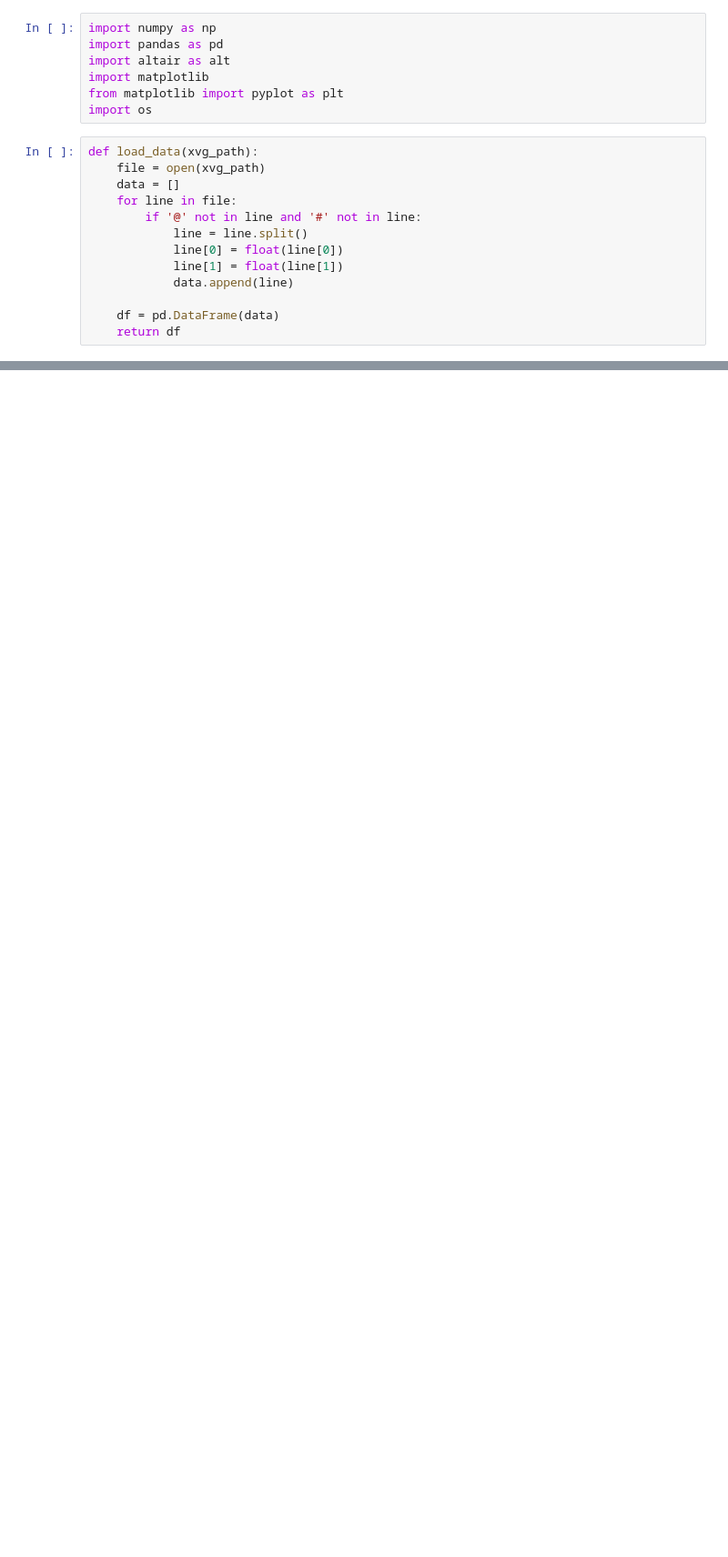
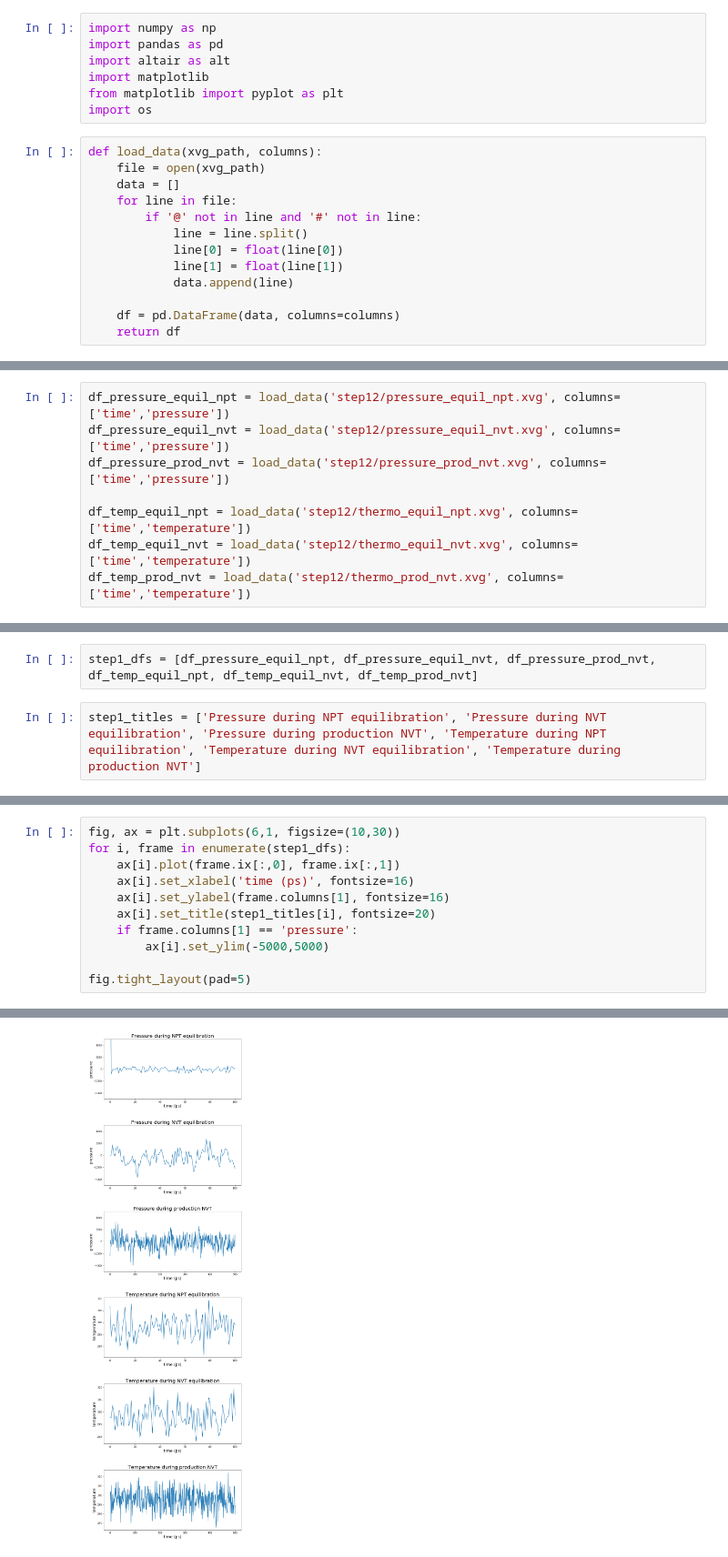
Before and after one commit to UWPRG/MOLSIM-2020, a Jupyter notebook: W5/HW5_Data/t_p_plots.ipynb, the cells around one changed output, grey strips where cells are left out. Shown at 91% size. Saved outputs shown, nothing was run; the diff lists cells and outputs as text; blank space fills up the shorter version.

```diff
--- a/W5/HW5_Data/t_p_plots.ipynb
+++ b/W5/HW5_Data/t_p_plots.ipynb
@@ -6,7 +6,7 @@ import matplotlib
 from matplotlib import pyplot as plt
 import os
 # %%
-def load_data(xvg_path):
+def load_data(xvg_path, columns):
     file = open(xvg_path)
     data = []
     for line in file:
@@ -16,5 +16,5 @@ def load_data(xvg_path):
             line[1] = float(line[1])
             data.append(line)
 
-    df = pd.DataFrame(data)
+    df = pd.DataFrame(data, columns=columns)
     return df
@@ -61,0 +21,8 @@ Name: 1, Length: 101, dtype: object
+# %%
+df_pressure_equil_npt = load_data('step12/pressure_equil_npt.xvg', columns=['time','pressure'])
+df_pressure_equil_nvt = load_data('step12/pressure_equil_nvt.xvg', columns=['time','pressure'])
+df_pressure_prod_nvt = load_data('step12/pressure_prod_nvt.xvg', columns=['time','pressure'])
+
+df_temp_equil_npt = load_data('step12/thermo_equil_npt.xvg', columns=['time','temperature'])
+df_temp_equil_nvt = load_data('step12/thermo_equil_nvt.xvg', columns=['time','temperature'])
+df_temp_prod_nvt = load_data('step12/thermo_prod_nvt.xvg', columns=['time','temperature'])
@@ -61,0 +38,4 @@ Name: 1, Length: 101, dtype: object
+# %%
+step1_dfs = [df_pressure_equil_npt, df_pressure_equil_nvt, df_pressure_prod_nvt, df_temp_equil_npt, df_temp_equil_nvt, df_temp_prod_nvt]
+# %%
+step1_titles = ['Pressure during NPT equilibration', 'Pressure during NVT equilibration', 'Pressure during production NVT', 'Temperature during NPT equilibration', 'Temperature during NVT equilibration', 'Temperature during production NVT']
@@ -61,0 +50,12 @@ Name: 1, Length: 101, dtype: object
+# %%
+fig, ax = plt.subplots(6,1, figsize=(10,30))
+for i, frame in enumerate(step1_dfs):
+    ax[i].plot(frame.ix[:,0], frame.ix[:,1])
+    ax[i].set_xlabel('time (ps)', fontsize=16)
+    ax[i].set_ylabel(frame.columns[1], fontsize=16)
+    ax[i].set_title(step1_titles[i], fontsize=20)
+    if frame.columns[1] == 'pressure':
+        ax[i].set_ylim(-5000,5000)
+
+fig.tight_layout(pad=5)
+# %% [output]
@@ -61,0 +69 @@ Name: 1, Length: 101, dtype: object
+[figure, added]
```
Also changed, not shown: parts of 15 cells of this notebook.
